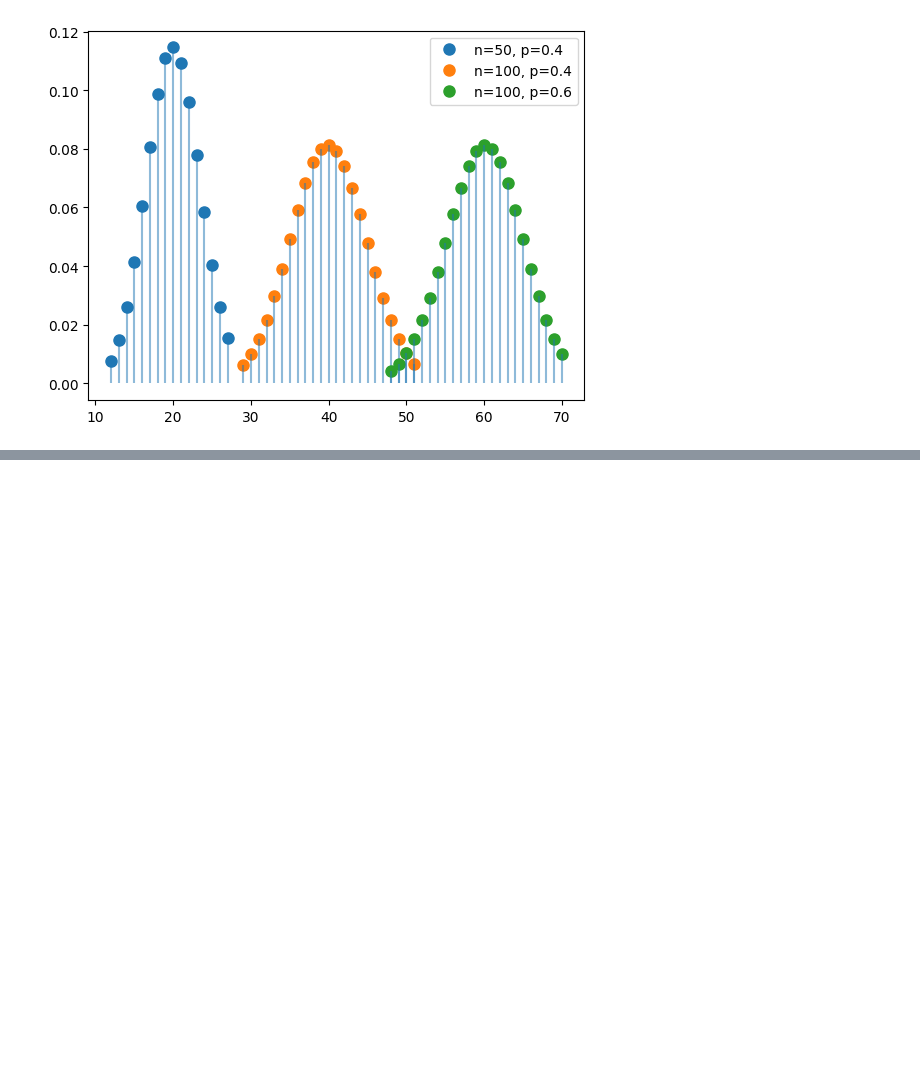
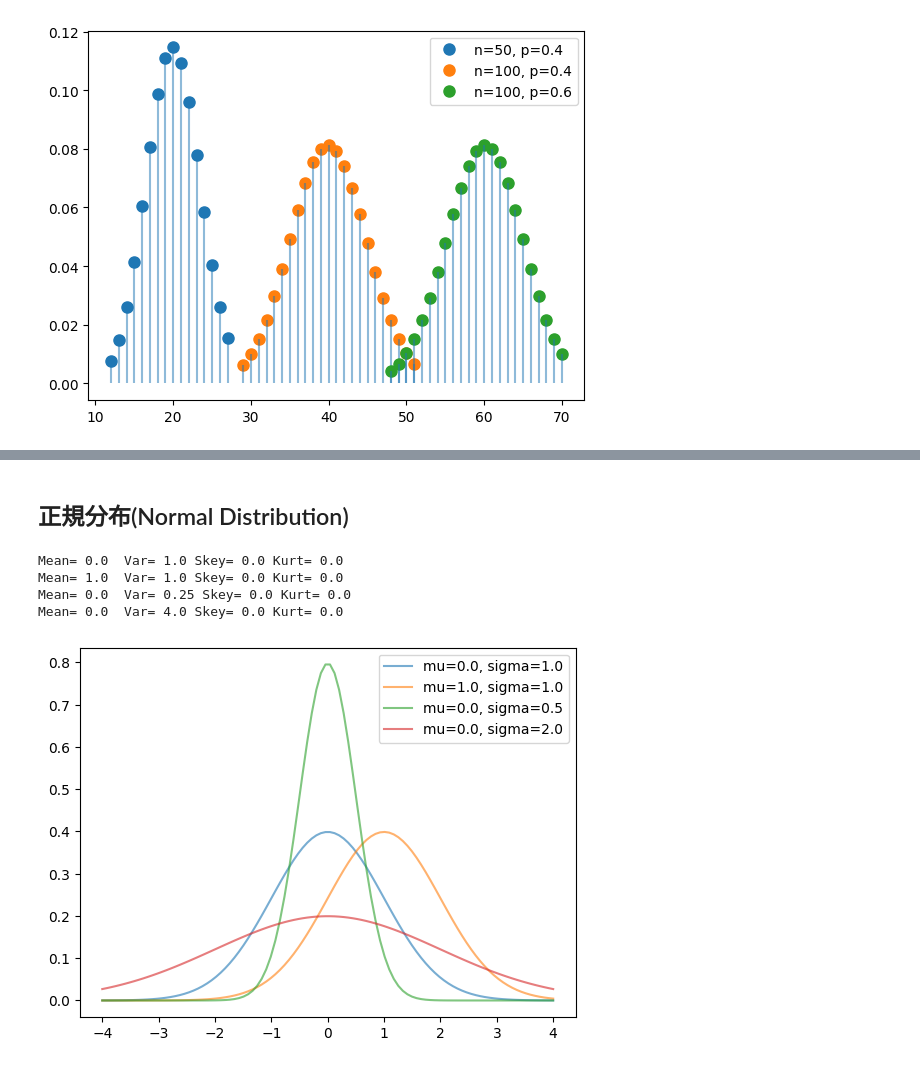
Before and after one commit to namoshi/mathAI, a Jupyter notebook: py_stat_data.ipynb, the cells around one changed output, grey strips where cells are left out. Drawn from its saved outputs; the diff is of its cells as text; code cells hidden in the pictures; blank space fills up the shorter version.

```diff
--- a/py_stat_data.ipynb
+++ b/py_stat_data.ipynb
@@ -337,0 +428,50 @@ Mean= 60.0  Var= 24.0 Skey= -0.0408248290463863 Kurt= -0.01833333333333333
+# %% [markdown]
+## 正規分布(Normal Distribution)
+# %%
+import numpy as np
+from scipy.stats import norm
+import matplotlib.pyplot as plt
+fig, ax = plt.subplots(1, 1)
+
+mu=0.0
+sigma=1.0
+mean, var, skew, kurt = norm(mu, sigma).stats(moments='mvsk')
+print('Mean=', mean, ' Var=', var, 'Skey=', skew, 'Kurt=', kurt)
+
+x = np.linspace(-4.0, 4.0, 100)
+ax.plot(x, norm.pdf(x, mu, sigma),
+       '-', alpha=0.6, label='mu={}, sigma={}'.format(mu, sigma))
+
+mu=1.0
+sigma=1.0
+mean, var, skew, kurt = norm(mu, sigma).stats(moments='mvsk')
+print('Mean=', mean, ' Var=', var, 'Skey=', skew, 'Kurt=', kurt)
+
+ax.plot(x, norm.pdf(x, mu, sigma),
+       '-', alpha=0.6, label='mu={}, sigma={}'.format(mu, sigma))
+
+mu=0.0
+sigma=0.5
+mean, var, skew, kurt = norm(mu, sigma).stats(moments='mvsk')
+print('Mean=', mean, ' Var=', var, 'Skey=', skew, 'Kurt=', kurt)
+
+ax.plot(x, norm.pdf(x, mu, sigma),
+       '-', alpha=0.6, label='mu={}, sigma={}'.format(mu, sigma))
+
+mu=0.0
+sigma=2.0
+mean, var, skew, kurt = norm(mu, sigma).stats(moments='mvsk')
+print('Mean=', mean, ' Var=', var, 'Skey=', skew, 'Kurt=', kurt)
+
+ax.plot(x, norm.pdf(x, mu, sigma),
+       '-', alpha=0.6, label='mu={}, sigma={}'.format(mu, sigma))
+
+ax.legend()
+
+plt.show()
+# %% [output]
+Mean= 0.0  Var= 1.0 Skey= 0.0 Kurt= 0.0
+Mean= 1.0  Var= 1.0 Skey= 0.0 Kurt= 0.0
+Mean= 0.0  Var= 0.25 Skey= 0.0 Kurt= 0.0
+Mean= 0.0  Var= 4.0 Skey= 0.0 Kurt= 0.0
+[figure, added]
```
Also changed, not shown: parts of 6 cells of this notebook.
